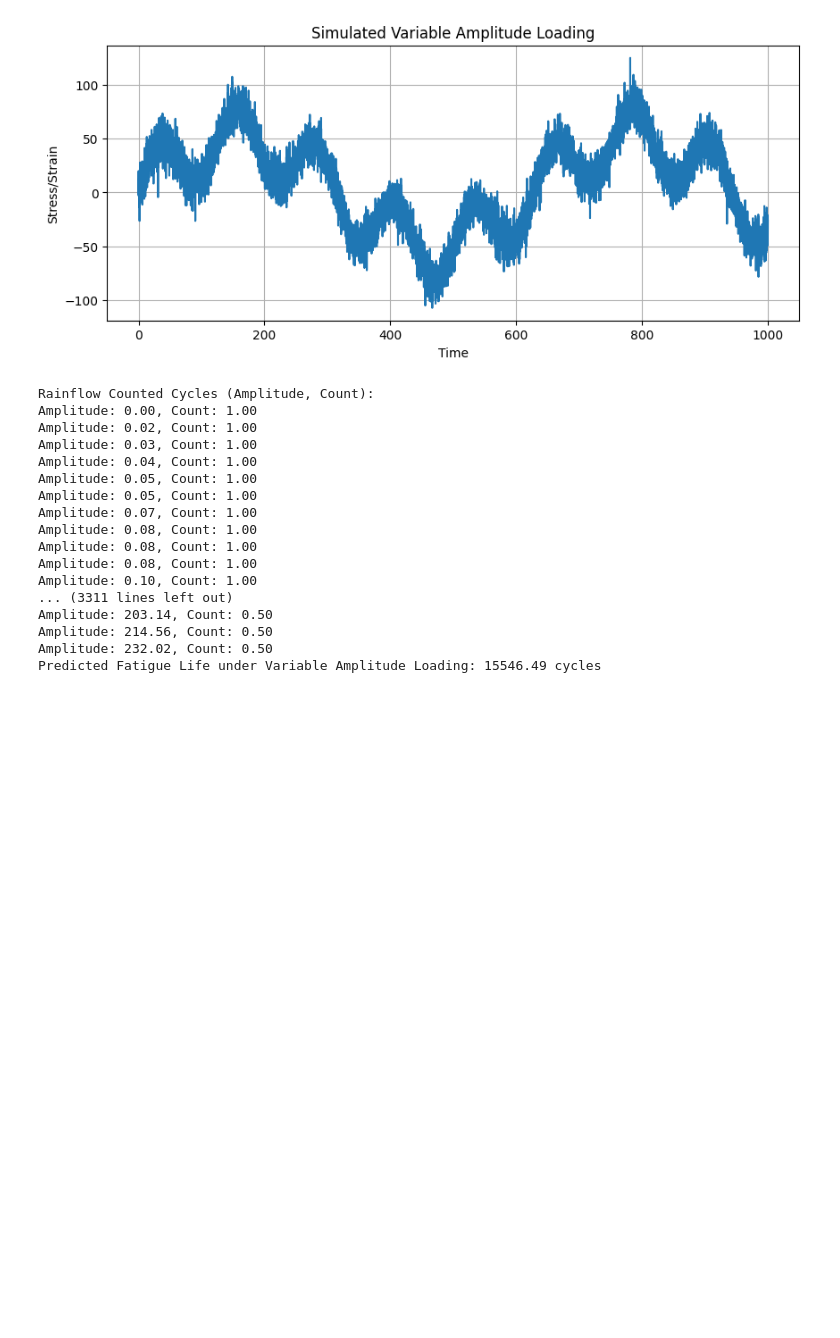
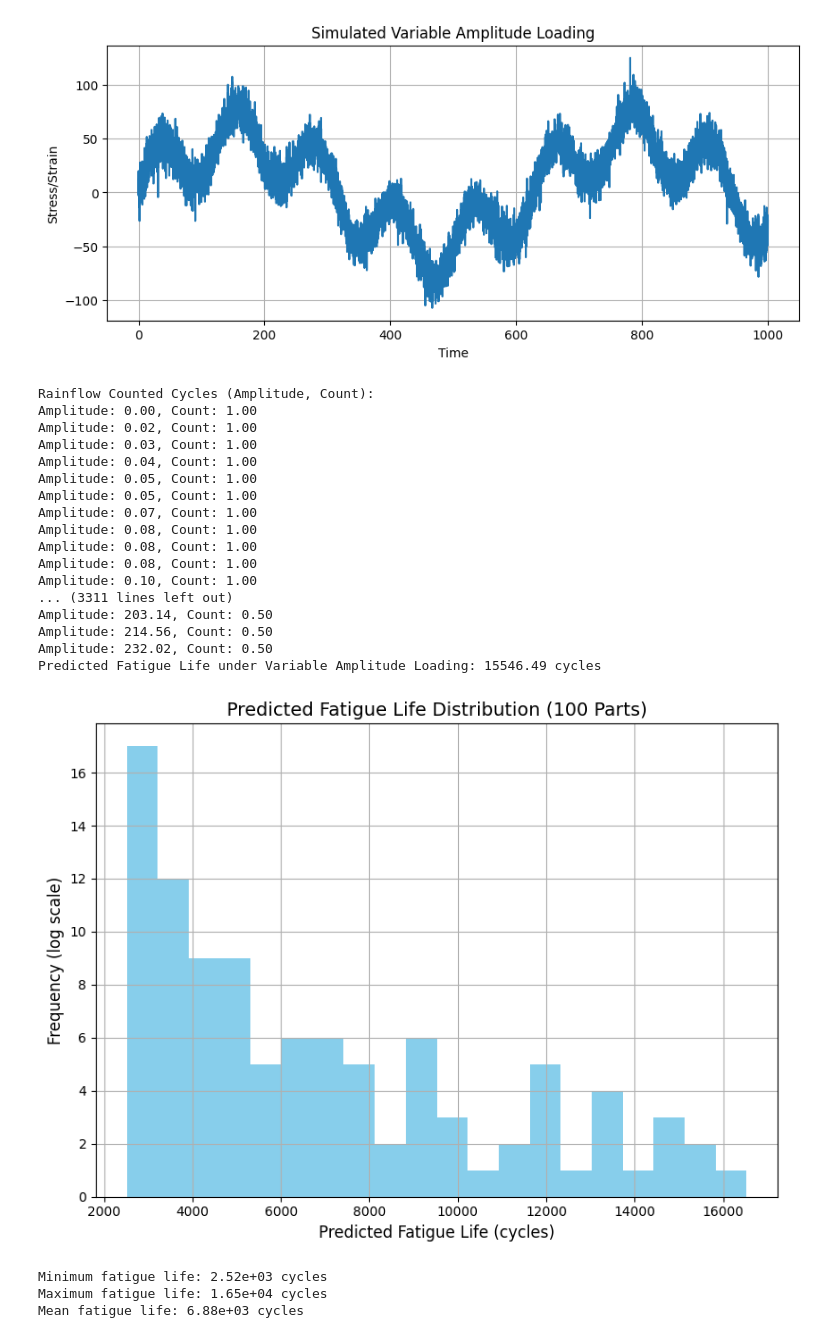
Before and after one commit to Anyi01/Project-VAL-modeling, a Jupyter notebook: Simulation_VAL.ipynb, the cells around one changed output. Saved outputs shown, nothing was run; the diff lists cells and outputs as text; code cells hidden in the pictures; blank space fills up the shorter version.

```diff
--- a/Simulation_VAL.ipynb
+++ b/Simulation_VAL.ipynb
@@ -61,3 +61,73 @@ Amplitude: 203.14, Count: 0.50
 Amplitude: 214.56, Count: 0.50
 Amplitude: 232.02, Count: 0.50
 Predicted Fatigue Life under Variable Amplitude Loading: 15546.49 cycles
+# %%
+import numpy as np
+import matplotlib.pyplot as plt
+import rainflow  # For rainflow counting
+
+# Function to simulate variable amplitude loading for each part
+def simulate_loading(time_points, part_index):
+    # Create variability in loading history for each part by adding random noise and frequency shifts
+    return (50 * np.sin(0.01 * (time_points + part_index)) +
+            30 * np.sin(0.05 * (time_points + part_index * 0.5)) +
+            10 * np.random.randn(len(time_points)) * (1 + part_index * 0.01))
+
+# Fatigue life calculation using damage accumulation (Miner's Rule)
+def fatigue_life_from_rainflow(cycles, Nf_curve):
+    total_damage = 0
+    for amplitude, count in cycles:
+        # Estimate fatigue life at the given amplitude using the Nf curve
+        Nf = Nf_curve(amplitude)
+        damage = count / Nf  # Miner's rule
+        total_damage += damage
+    return 1 / total_damage  # Return predicted fatigue life
+
+# Example fatigue curve (S-N or FS-based fatigue life)
+def Nf_curve(amplitude):
+    # Example: A simple S-N curve with a power law (modify for FS model)
+    return 1e6 * (100 / amplitude) ** 3  # Adjust for the desired range
+
+# Simulate 100 parts, ensuring fatigue lives span from 10^4 to 10^6
+num_parts = 100
+predicted_fatigue_lives = []
+
+time = np.linspace(0, 1000, 10000)  # Simulated time points
+
+for part_index in range(num_parts):
+    # Generate unique variable amplitude loading for each part
+    loading = simulate_loading(time, part_index)
+
+    # Perform rainflow counting for this part
+    cycles = list(rainflow.count_cycles(loading))
+
+    # Calculate the fatigue life for this part
+    fatigue_life = fatigue_life_from_rainflow(cycles, Nf_curve)
+
+    # Store the fatigue life result
+    predicted_fatigue_lives.append(fatigue_life)
+
+# Convert to log scale (for plotting purposes)
+predicted_fatigue_lives = np.array(predicted_fatigue_lives)
+
+# Plot histogram of predicted fatigue lives (log scale)
+plt.figure(figsize=(8, 6))
+plt.hist(predicted_fatigue_lives, bins=20, color='skyblue', log=False)
+plt.title('Predicted Fatigue Life Distribution (100 Parts)', fontsize=14)
+plt.xlabel('Predicted Fatigue Life (cycles)', fontsize=12)
+plt.ylabel('Frequency (log scale)', fontsize=12)
+plt.grid(True)
+plt.tight_layout()
+
+# Show plot
+plt.show()
+
+# Print summary of fatigue life distribution
+print(f"Minimum fatigue life: {predicted_fatigue_lives.min():.2e} cycles")
+print(f"Maximum fatigue life: {predicted_fatigue_lives.max():.2e} cycles")
+print(f"Mean fatigue life: {predicted_fatigue_lives.mean():.2e} cycles")
+# %% [output]
+[figure, added]
+Minimum fatigue life: 2.52e+03 cycles
+Maximum fatigue life: 1.65e+04 cycles
+Mean fatigue life: 6.88e+03 cycles
```
Also changed, not shown: parts of 2 cells of this notebook.
